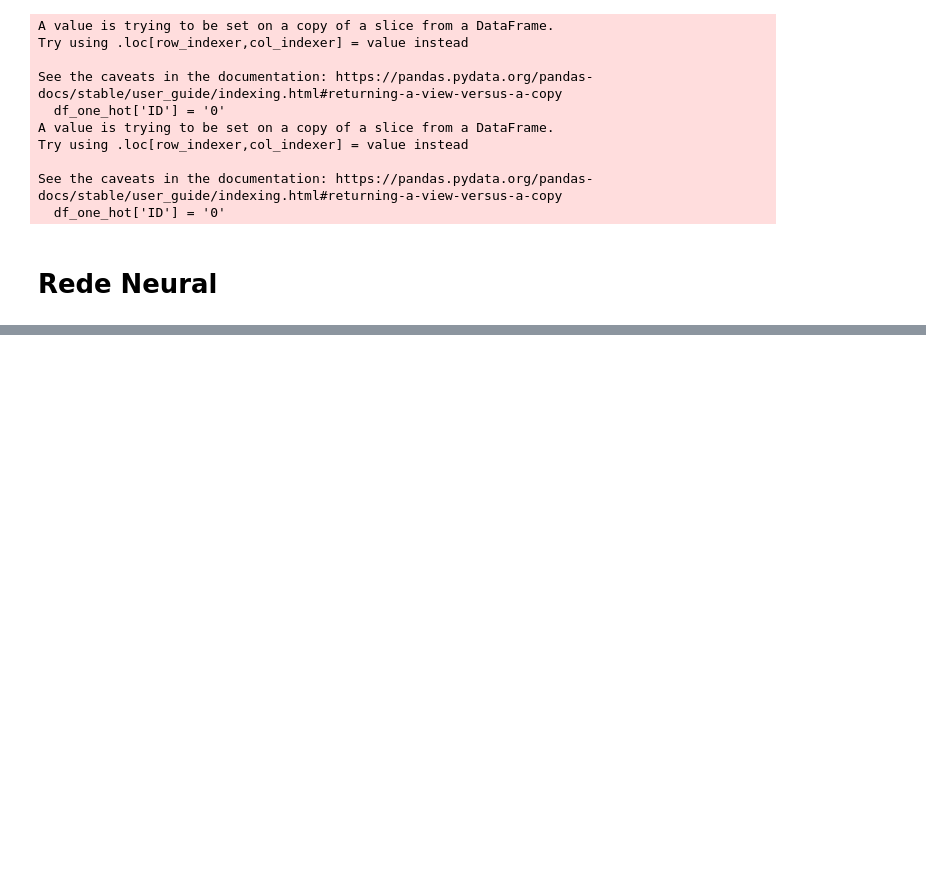
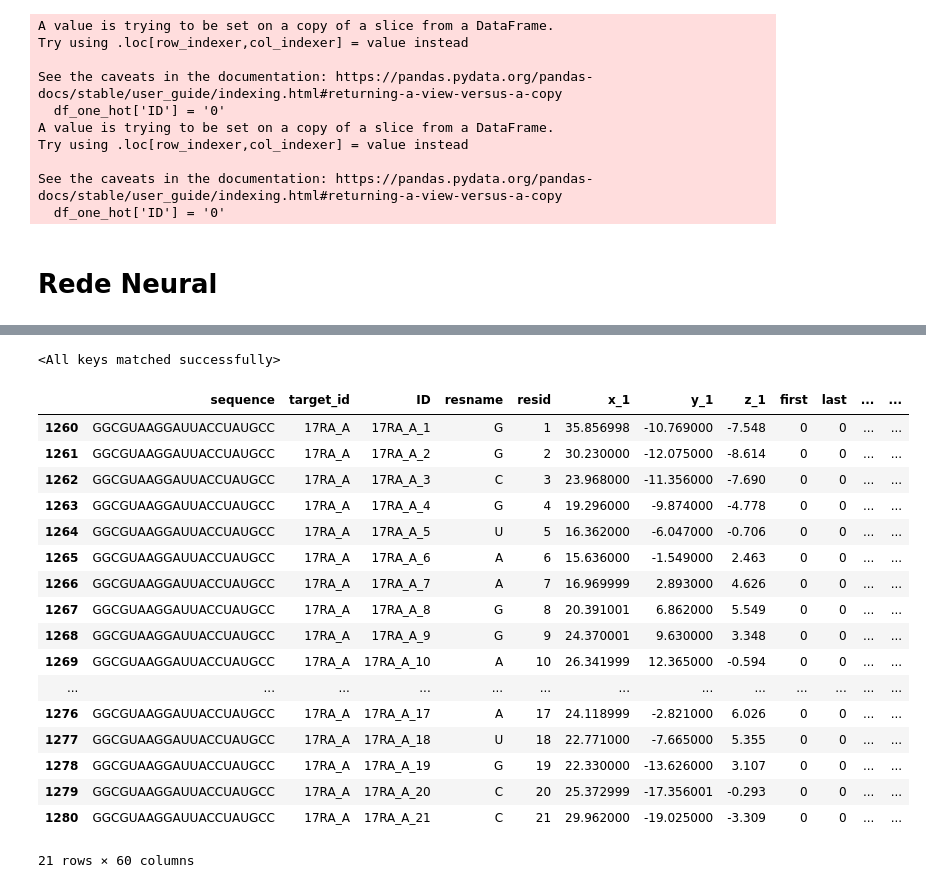
Before and after one commit to EduardoDuX/stanford-competition-rna, a Jupyter notebook: modelo.ipynb, the cells around one changed output, grey strips where cells are left out. Saved outputs shown, nothing was run; the diff lists cells and outputs as text; code cells hidden in the pictures; blank space fills up the shorter version.

Commit message:
primeiro modelo temporal

```diff
--- a/modelo.ipynb
+++ b/modelo.ipynb
@@ -26,12 +31,17 @@ def monta_base(sequencias, labels, define_encoder = False):
 
     base_set['first'] = (base_set['ID'] == base_set['ID'].iloc[0]).astype(int)
     base_set['last'] = (base_set['ID'] == base_set['ID'].iloc[-1]).astype(int)
+    base_set = base_set.sort_values(by=['target_id', 'resid'])
     base_set['lead1'] = base_set['resname'].shift(-1)
     base_set['lead2'] = base_set['resname'].shift(-2)
     base_set['lead3'] = base_set['resname'].shift(-3)
     base_set['lag1'] = base_set['resname'].shift(1)
     base_set['lag2'] = base_set['resname'].shift(2)
     base_set['lag3'] = base_set['resname'].shift(3)
+    base_set['lag_coord_x'] = base_set['x_1'].shift(1).fillna(0)
+    base_set['lag_coord_y'] = base_set['y_1'].shift(1).fillna(0)
+    base_set['lag_coord_z'] = base_set['z_1'].shift(1).fillna(0)
+
 
     colunas_one_hot = ['resname', 'lead1', 'lead2', 'lead3', 'lag1', 'lag2', 'lag3']
     df_one_hot = base_set[colunas_one_hot]
@@ -60,15 +70,21 @@ def monta_base(sequencias, labels, define_encoder = False):
     base_set = pd.concat([base_set, codificados], axis=1)
 
     cols = renames[:-1]
-    cols.extend(['first', 'last'])
+    cols.extend(['first', 'last', 'lag_coord_x', 'lag_coord_y', 'lag_coord_z'])
 
     X = base_set[cols].fillna(99)
     y = base_set[['x_1', 'y_1', 'z_1']]
 
-    return X, y
+    # base_modelo = pd.DataFrame({
+    #     'features': X.apply(tuple, axis=1),
+    #     'prev_coords': base_set[['lag_coord_x', 'lag_coord_y', 'lag_coord_z']].apply(tuple, axis=1),
+    #     'true_coords': y.apply(tuple, axis=1)
+    # })
+
+    return X, y, base_set
 # %%
-X_train, y_train = monta_base("train_sequences.csv", "train_labels.csv", False)
-X_validation, y_validation = monta_base("validation_sequences.csv", "validation_labels.csv", False)
+X_train, y_train, base_total = monta_base("train_sequences.csv", "train_labels.csv", False)
+X_val, y_val, _ = monta_base("validation_sequences.csv", "validation_labels.csv", False)
 # %% [output]
 A value is trying to be set on a copy of a slice from a DataFrame.
 Try using .loc[row_indexer,col_indexer] = value instead
@@ -300,0 +241,26 @@ torch.Size([3, 3])
+# %%
+model = RNA3DModel_new(input_size=46, hidden_size=64, output_size=3).to(device)
+model.load_state_dict(torch.load('best_model.pt'))
+# %% [output]
+<All keys matched successfully>
+# %%
+base_total.iloc[:21]
+# %% [output]
+|  | sequence | target_id | ID | resname | resid | x_1 | y_1 | z_1 | first | last | ... | ... |
+| 1260 | GGCGUAAGGAUUACCUAUGCC | 17RA_A | 17RA_A_1 | G | 1 | 35.856998 | -10.769000 | -7.548 | 0 | 0 | ... | ... |
+| 1261 | GGCGUAAGGAUUACCUAUGCC | 17RA_A | 17RA_A_2 | G | 2 | 30.230000 | -12.075000 | -8.614 | 0 | 0 | ... | ... |
+| 1262 | GGCGUAAGGAUUACCUAUGCC | 17RA_A | 17RA_A_3 | C | 3 | 23.968000 | -11.356000 | -7.690 | 0 | 0 | ... | ... |
+| 1263 | GGCGUAAGGAUUACCUAUGCC | 17RA_A | 17RA_A_4 | G | 4 | 19.296000 | -9.874000 | -4.778 | 0 | 0 | ... | ... |
+| 1264 | GGCGUAAGGAUUACCUAUGCC | 17RA_A | 17RA_A_5 | U | 5 | 16.362000 | -6.047000 | -0.706 | 0 | 0 | ... | ... |
+| 1265 | GGCGUAAGGAUUACCUAUGCC | 17RA_A | 17RA_A_6 | A | 6 | 15.636000 | -1.549000 | 2.463 | 0 | 0 | ... | ... |
+| 1266 | GGCGUAAGGAUUACCUAUGCC | 17RA_A | 17RA_A_7 | A | 7 | 16.969999 | 2.893000 | 4.626 | 0 | 0 | ... | ... |
+| 1267 | GGCGUAAGGAUUACCUAUGCC | 17RA_A | 17RA_A_8 | G | 8 | 20.391001 | 6.862000 | 5.549 | 0 | 0 | ... | ... |
+| 1268 | GGCGUAAGGAUUACCUAUGCC | 17RA_A | 17RA_A_9 | G | 9 | 24.370001 | 9.630000 | 3.348 | 0 | 0 | ... | ... |
+| 1269 | GGCGUAAGGAUUACCUAUGCC | 17RA_A | 17RA_A_10 | A | 10 | 26.341999 | 12.365000 | -0.594 | 0 | 0 | ... | ... |
+| ... | ... | ... | ... | ... | ... | ... | ... | ... | ... | ... | ... | ... |
+| 1276 | GGCGUAAGGAUUACCUAUGCC | 17RA_A | 17RA_A_17 | A | 17 | 24.118999 | -2.821000 | 6.026 | 0 | 0 | ... | ... |
+| 1277 | GGCGUAAGGAUUACCUAUGCC | 17RA_A | 17RA_A_18 | U | 18 | 22.771000 | -7.665000 | 5.355 | 0 | 0 | ... | ... |
+| 1278 | GGCGUAAGGAUUACCUAUGCC | 17RA_A | 17RA_A_19 | G | 19 | 22.330000 | -13.626000 | 3.107 | 0 | 0 | ... | ... |
+| 1279 | GGCGUAAGGAUUACCUAUGCC | 17RA_A | 17RA_A_20 | C | 20 | 25.372999 | -17.356001 | -0.293 | 0 | 0 | ... | ... |
+| 1280 | GGCGUAAGGAUUACCUAUGCC | 17RA_A | 17RA_A_21 | C | 21 | 29.962000 | -19.025000 | -3.309 | 0 | 0 | ... | ... |
+21 rows × 60 columns
```
Also changed, not shown: parts of 20 cells of this notebook, 1 other file.
